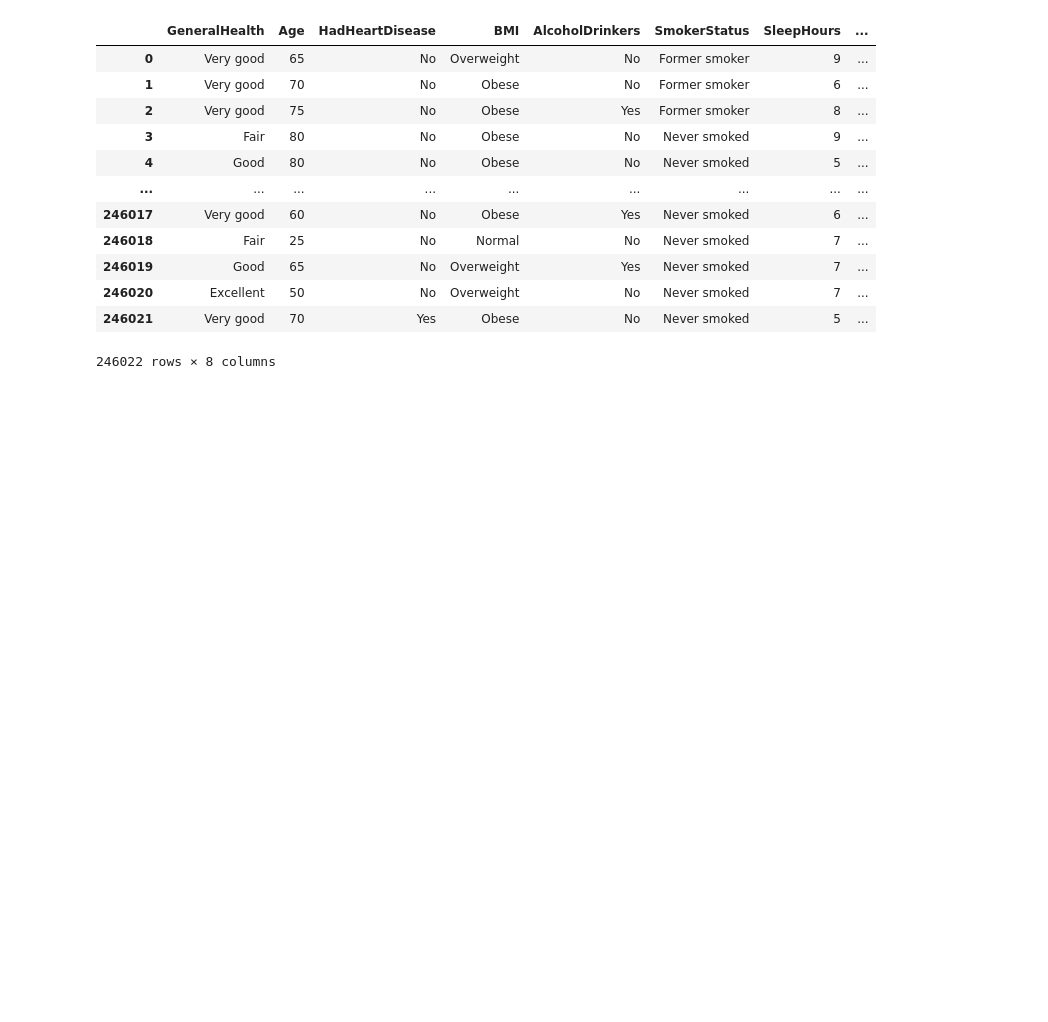
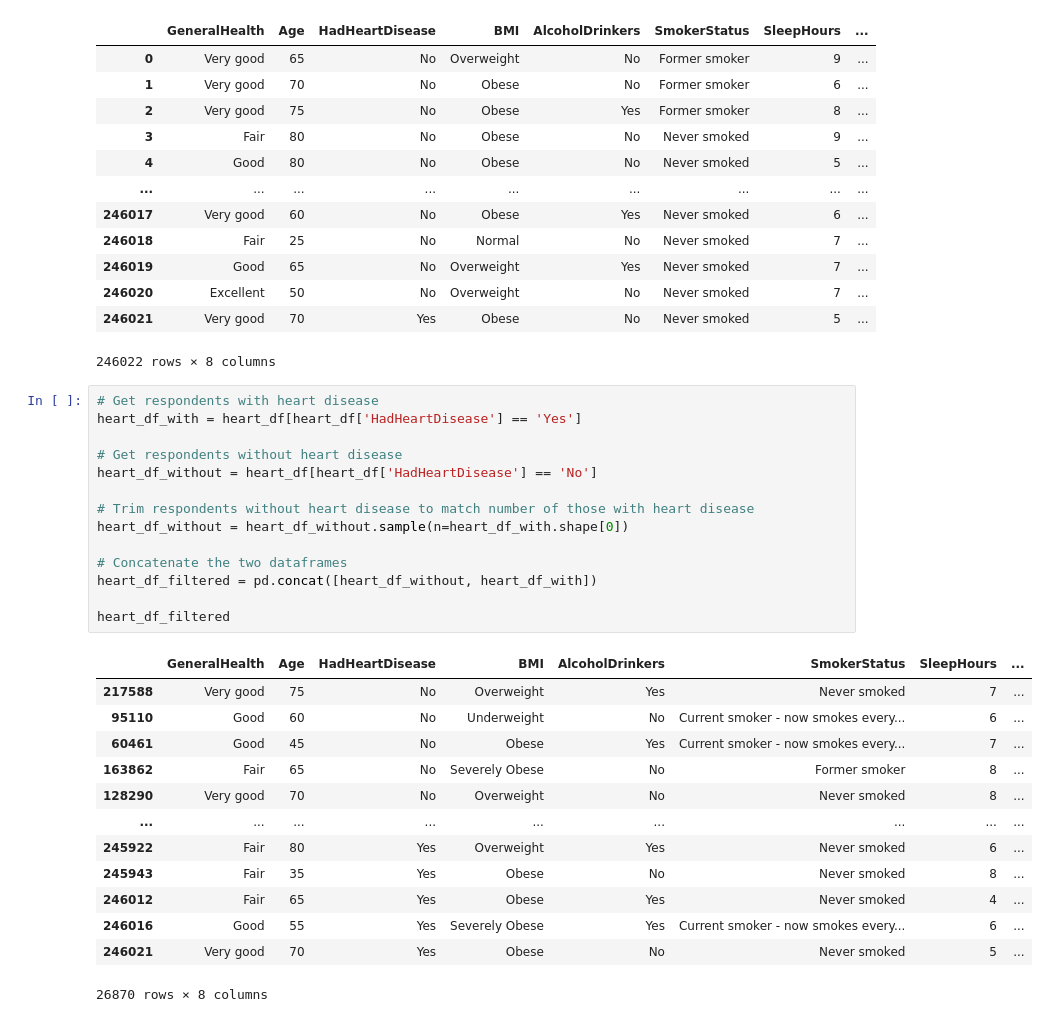
Before and after one commit to briangabini/csmodel, a Jupyter notebook: csmodel-project.ipynb, the cells around one changed output. Drawn from its saved outputs; the diff is of its cells as text; blank space fills up the shorter version.

```diff
--- a/csmodel-project.ipynb
+++ b/csmodel-project.ipynb
@@ -1103,5 +1103,33 @@ heart_df
 | 246020 | Excellent | 50 | No | Overweight | No | Never smoked | 7 | ... |
 | 246021 | Very good | 70 | Yes | Obese | No | Never smoked | 5 | ... |
 246022 rows × 8 columns
+# %%
+# Get respondents with heart disease
+heart_df_with = heart_df[heart_df['HadHeartDisease'] == 'Yes']
+
+# Get respondents without heart disease
+heart_df_without = heart_df[heart_df['HadHeartDisease'] == 'No']
+
+# Trim respondents without heart disease to match number of those with heart disease
+heart_df_without = heart_df_without.sample(n=heart_df_with.shape[0])
+
+# Concatenate the two dataframes
+heart_df_filtered = pd.concat([heart_df_without, heart_df_with])
+
+heart_df_filtered
+# %% [output]
+|  | GeneralHealth | Age | HadHeartDisease | BMI | AlcoholDrinkers | SmokerStatus | SleepHours | ... |
+| 217588 | Very good | 75 | No | Overweight | Yes | Never smoked | 7 | ... |
+| 95110 | Good | 60 | No | Underweight | No | Current smoker - now smokes every... | 6 | ... |
+| 60461 | Good | 45 | No | Obese | Yes | Current smoker - now smokes every... | 7 | ... |
+| 163862 | Fair | 65 | No | Severely Obese | No | Former smoker | 8 | ... |
+| 128290 | Very good | 70 | No | Overweight | No | Never smoked | 8 | ... |
+| ... | ... | ... | ... | ... | ... | ... | ... | ... |
+| 245922 | Fair | 80 | Yes | Overweight | Yes | Never smoked | 6 | ... |
+| 245943 | Fair | 35 | Yes | Obese | No | Never smoked | 8 | ... |
+| 246012 | Fair | 65 | Yes | Obese | Yes | Never smoked | 4 | ... |
+| 246016 | Good | 55 | Yes | Severely Obese | Yes | Current smoker - now smokes every... | 6 | ... |
+| 246021 | Very good | 70 | Yes | Obese | No | Never smoked | 5 | ... |
+26870 rows × 8 columns
 # %%
 # One Hot Encoding
```
Also changed, not shown: parts of 8 cells of this notebook.
